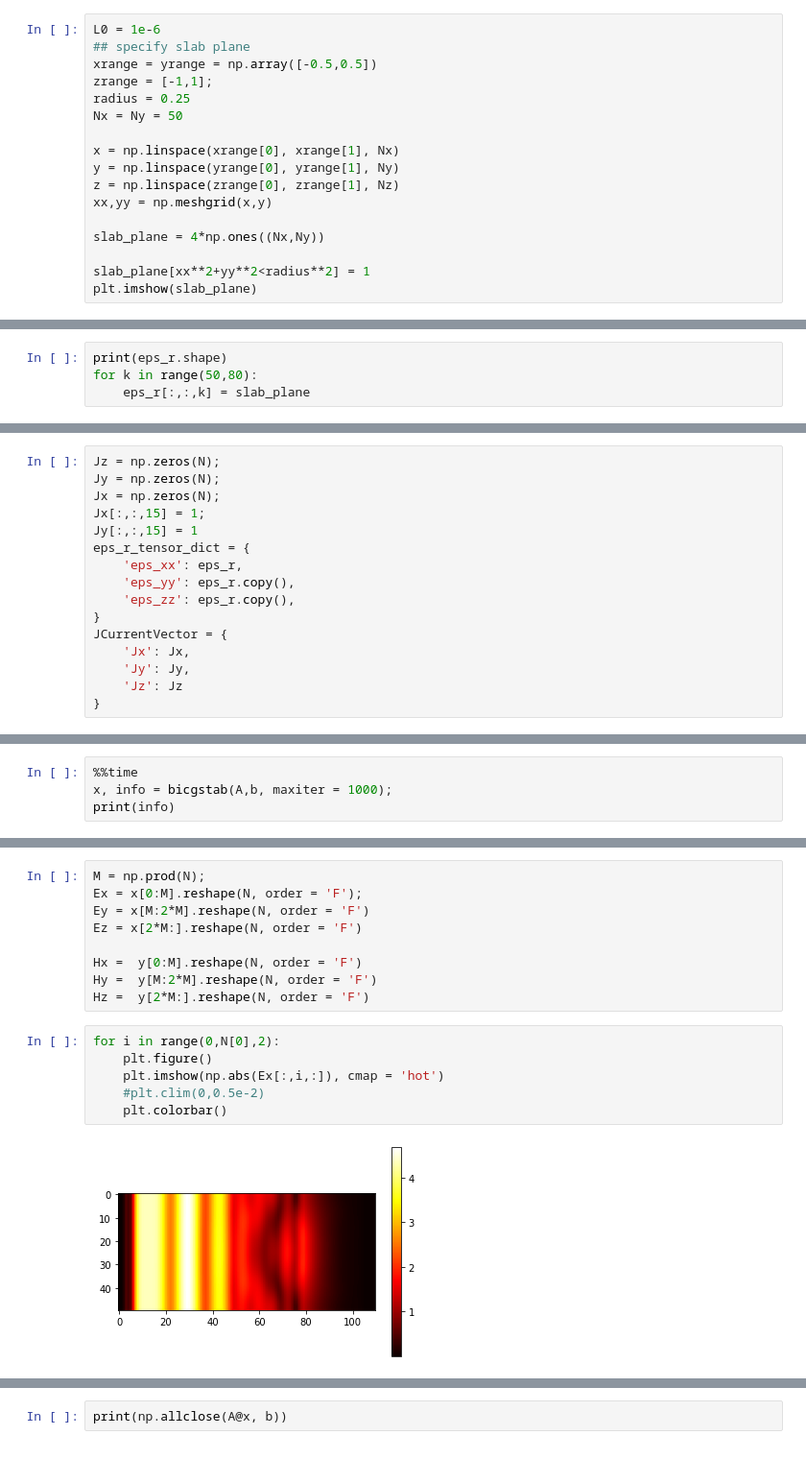
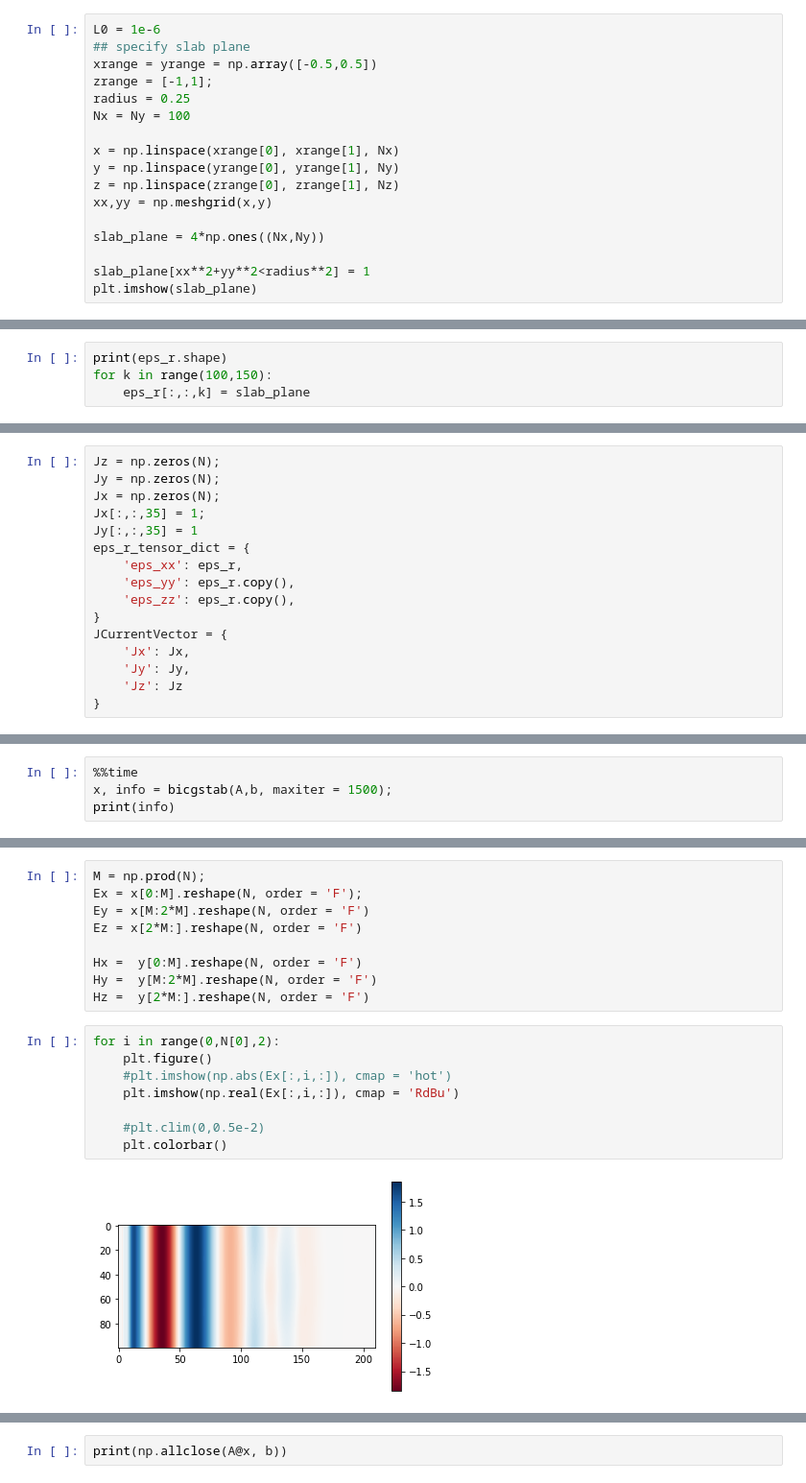
Before and after one commit to zhaonat/py-maxwell-fd3d, a Jupyter notebook: notebooks/photonic crystal slab (LARGE).ipynb, the cells around one changed output, grey strips where cells are left out. Shown at 96% size. Saved outputs shown, nothing was run; the diff lists cells and outputs as text.

```diff
--- a/notebooks/photonic crystal slab (LARGE).ipynb
+++ b/notebooks/photonic crystal slab (LARGE).ipynb
@@ -20,7 +20,7 @@ L0 = 1e-6
 xrange = yrange = np.array([-0.5,0.5])
 zrange = [-1,1];
 radius = 0.25
-Nx = Ny = 50
+Nx = Ny = 100
 
 x = np.linspace(xrange[0], xrange[1], Nx)
 y = np.linspace(yrange[0], yrange[1], Ny)
@@ -40,6 +40,6 @@ eps_r = np.ones((Nx,Ny,Nz))
 N = [Nx,Ny,Nz]
 # %%
 print(eps_r.shape)
-for k in range(50,80):
+for k in range(100,150):
     eps_r[:,:,k] = slab_plane
 # %% [output]
@@ -48,8 +48,8 @@ for k in range(50,80):
 Jz = np.zeros(N);
 Jy = np.zeros(N);
 Jx = np.zeros(N);
-Jx[:,:,15] = 1;
-Jy[:,:,15] = 1
+Jx[:,:,35] = 1;
+Jy[:,:,35] = 1
 eps_r_tensor_dict = {
     'eps_xx': eps_r,
     'eps_yy': eps_r.copy(),
@@ -84,6 +84,6 @@ A,b, Ch = fd3d.curlcurlE(L0,
 from scipy.sparse.linalg import spilu
 # %%
 %%time
-x, info = bicgstab(A,b, maxiter = 1000);
+x, info = bicgstab(A,b, maxiter = 1500);
 print(info)
 # %% [output]
@@ -111,8 +111,10 @@ Hz =  y[2*M:].reshape(N, order = 'F')
 # %%
 for i in range(0,N[0],2):
     plt.figure()
-    plt.imshow(np.abs(Ex[:,i,:]), cmap = 'hot')
+    #plt.imshow(np.abs(Ex[:,i,:]), cmap = 'hot')
+    plt.imshow(np.real(Ex[:,i,:]), cmap = 'RdBu')
+
     #plt.clim(0,0.5e-2)
     plt.colorbar()
 # %% [output]
-[figure, old version]
+[figure, new version]
```
Also changed, not shown: parts of 11 cells of this notebook, 3 other files.
